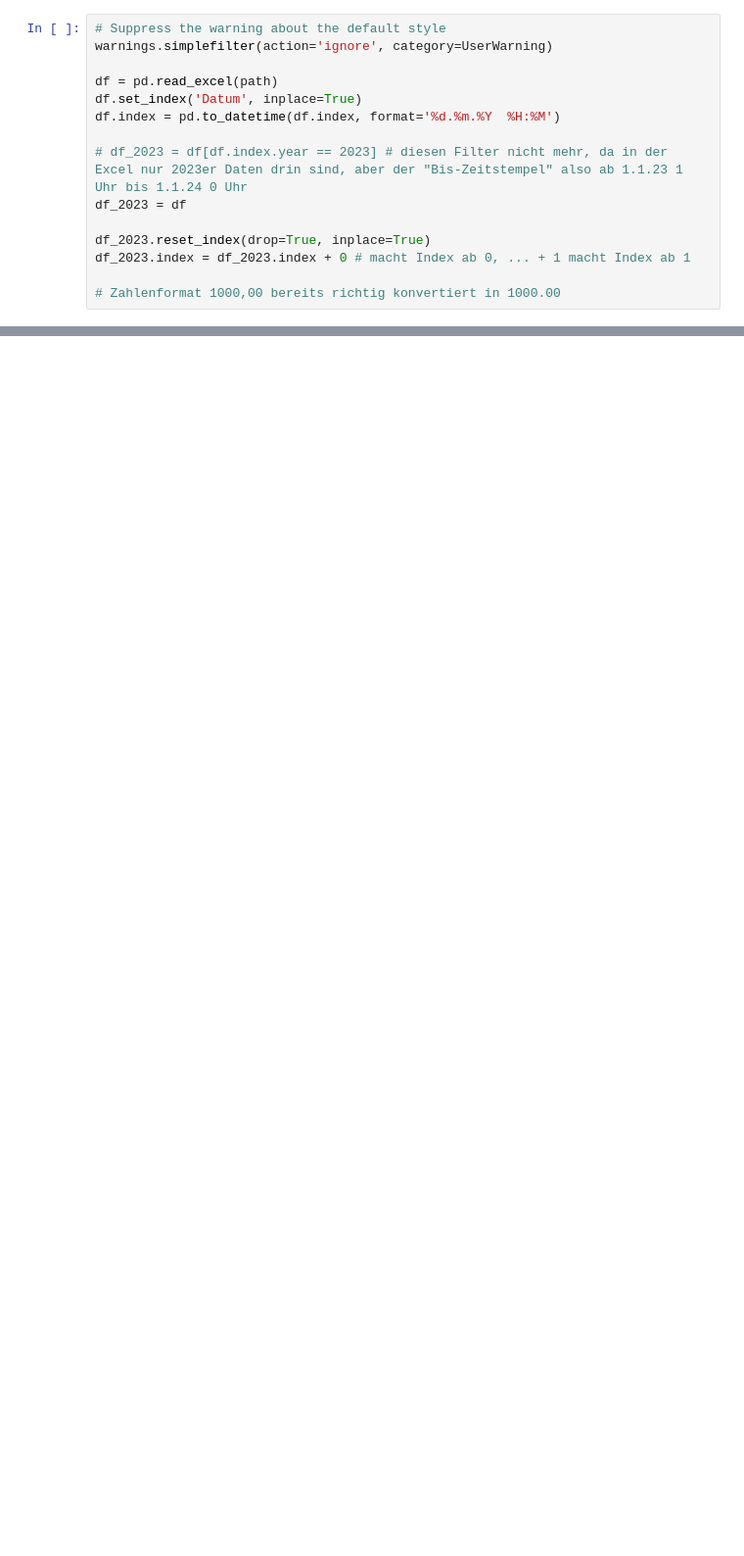
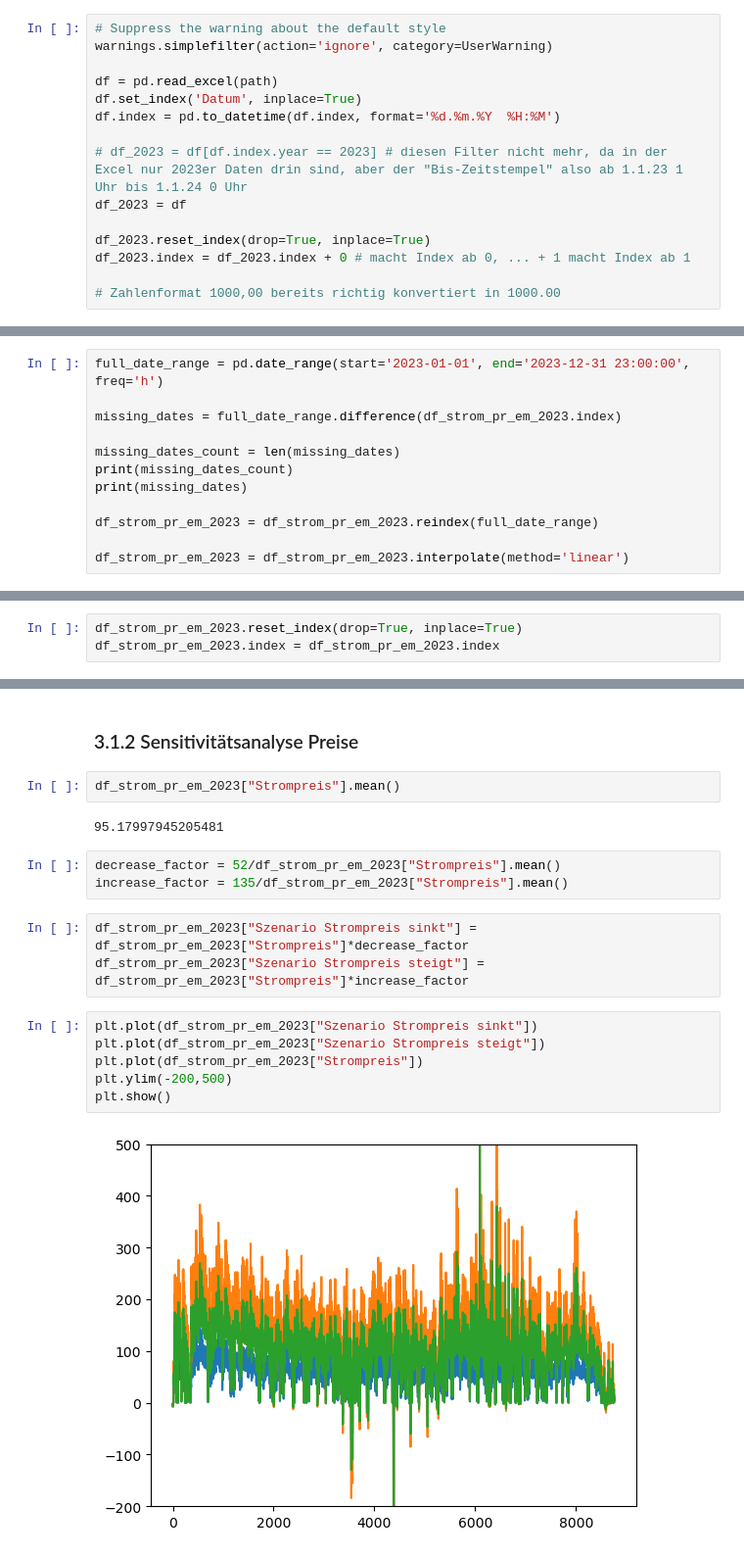
Before and after one commit to Kauschke/CodebaseKauschkeSA, a Jupyter notebook: 250801_Inputdaten.ipynb, the cells around one changed output, grey strips where cells are left out. Shown at 98% size. Saved outputs shown, nothing was run; the diff lists cells and outputs as text; blank space fills up the shorter version.

```diff
--- a/250801_Inputdaten.ipynb
+++ b/250801_Inputdaten.ipynb
@@ -855,0 +92,12 @@ plt.show()
+# %%
+full_date_range = pd.date_range(start='2023-01-01', end='2023-12-31 23:00:00', freq='h')
+
+missing_dates = full_date_range.difference(df_strom_pr_em_2023.index)
+
+missing_dates_count = len(missing_dates)
+print(missing_dates_count)
+print(missing_dates)
+
+df_strom_pr_em_2023 = df_strom_pr_em_2023.reindex(full_date_range)
+
+df_strom_pr_em_2023 = df_strom_pr_em_2023.interpolate(method='linear')
@@ -855,0 +107,3 @@ plt.show()
+# %%
+df_strom_pr_em_2023.reset_index(drop=True, inplace=True)
+df_strom_pr_em_2023.index = df_strom_pr_em_2023.index
@@ -855,0 +432,20 @@ plt.show()
+# %% [markdown]
+### 3.1.2 Sensitivitätsanalyse Preise
+# %%
+df_strom_pr_em_2023["Strompreis"].mean()
+# %% [output]
+95.17997945205481
+# %%
+decrease_factor = 52/df_strom_pr_em_2023["Strompreis"].mean()
+increase_factor = 135/df_strom_pr_em_2023["Strompreis"].mean()
+# %%
+df_strom_pr_em_2023["Szenario Strompreis sinkt"] = df_strom_pr_em_2023["Strompreis"]*decrease_factor
+df_strom_pr_em_2023["Szenario Strompreis steigt"] = df_strom_pr_em_2023["Strompreis"]*increase_factor
+# %%
+plt.plot(df_strom_pr_em_2023["Szenario Strompreis sinkt"])
+plt.plot(df_strom_pr_em_2023["Szenario Strompreis steigt"])
+plt.plot(df_strom_pr_em_2023["Strompreis"])
+plt.ylim(-200,500)
+plt.show()
+# %% [output]
+[figure, added]
```
Also changed, not shown: parts of 243 cells of this notebook.
